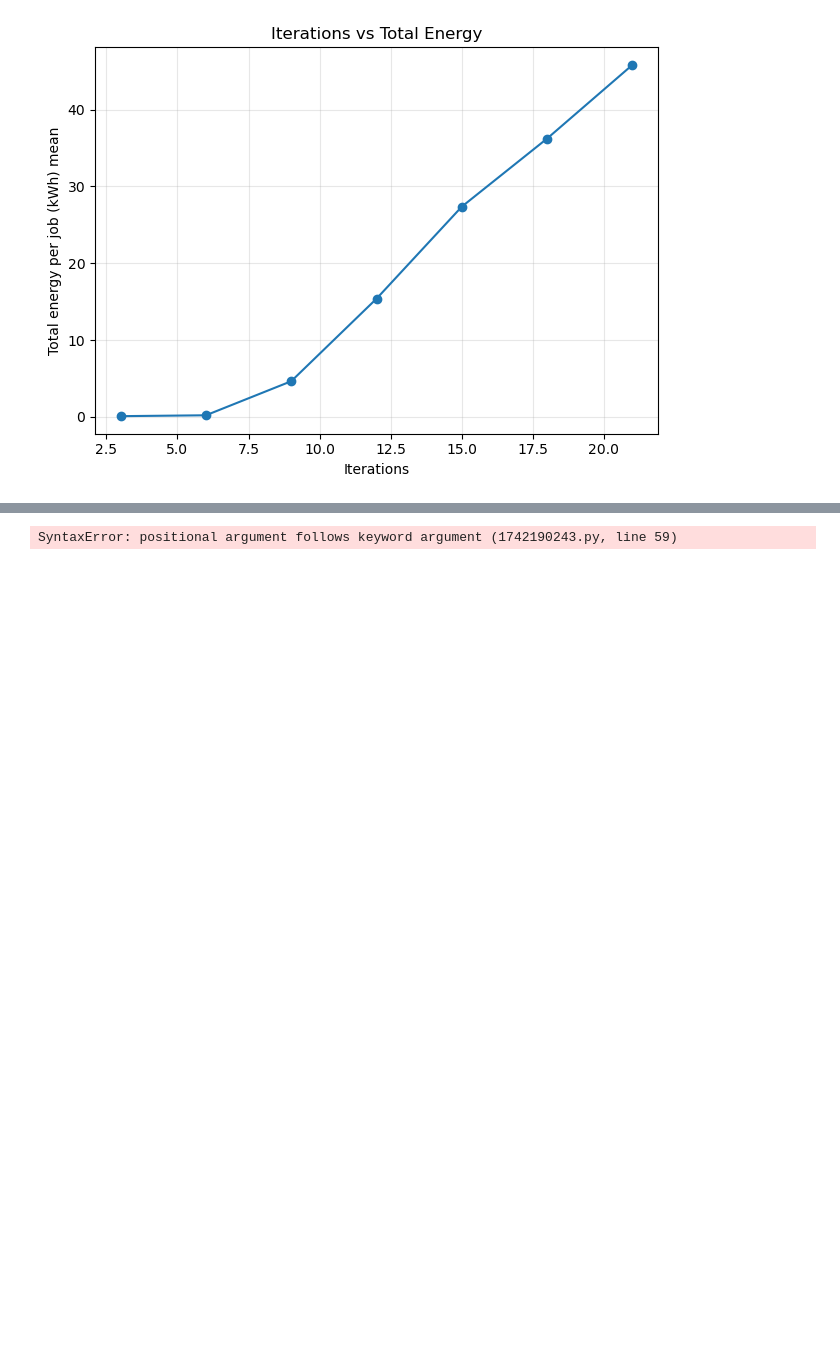
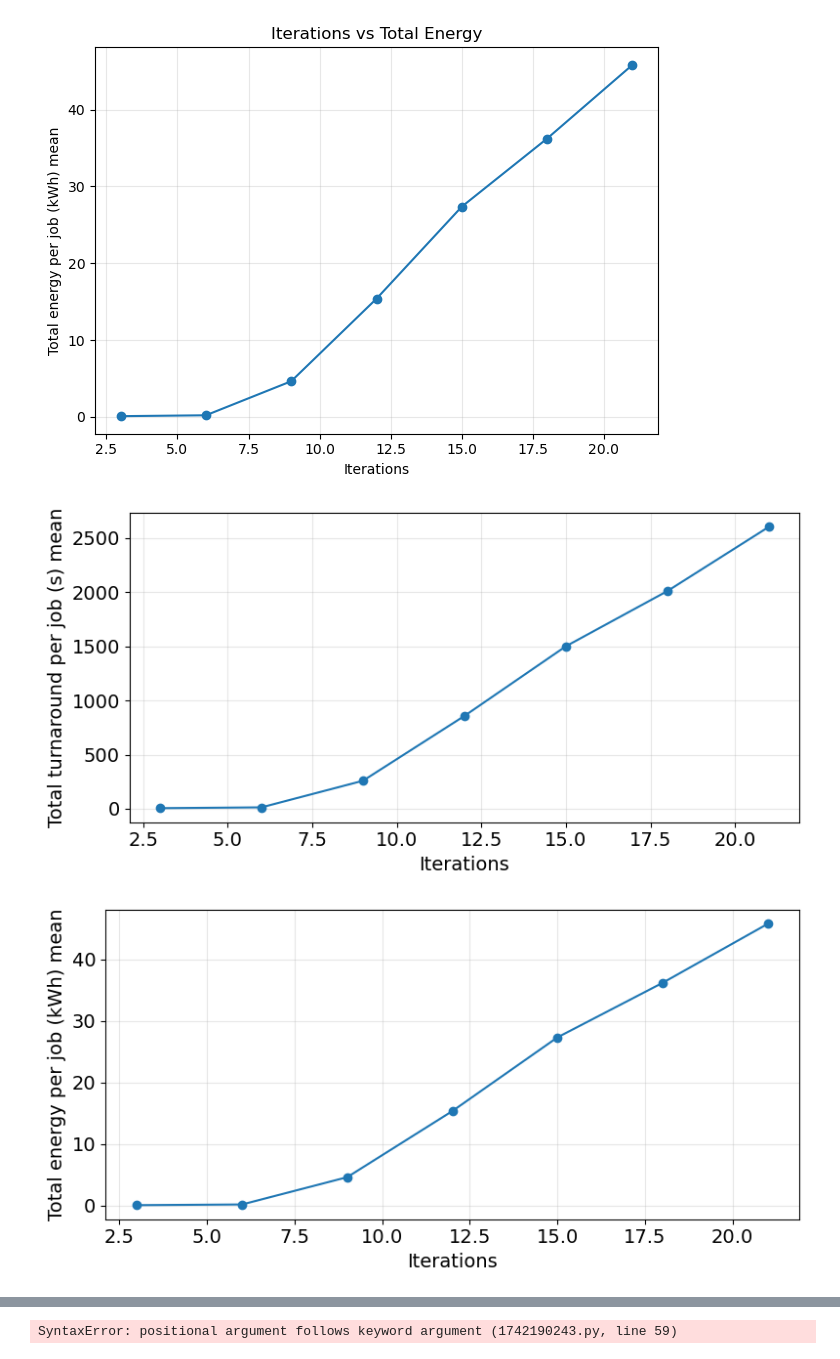
Before and after one commit to wolfatthegate/HybridCloudSim, a Jupyter notebook: Experiment-job-iters.ipynb, the cells around one changed output, grey strips where cells are left out. Saved outputs shown, nothing was run; the diff lists cells and outputs as text; code cells hidden in the pictures; blank space fills up the shorter version.

```diff
--- a/Experiment-job-iters.ipynb
+++ b/Experiment-job-iters.ipynb
@@ -367,6 +327,56 @@ plt.show()
 # %% [output]
 [figure]
 [figure]
+# %%
+LABEL_SIZE = 14
+# ----------------------------
+# Plot 1: iterations vs mean_turn_total_s
+# ----------------------------
+fig, ax = plt.subplots(figsize=(8, 4))
+ax.errorbar(
+    df["iterations"],
+    df["mean_turn_total_s"],
+    # yerr=df["std_turn_total_s"],
+    marker="o",
+    linestyle="-",
+    capsize=4,
+)
+ax.set_xlabel("Iterations", fontsize=LABEL_SIZE)
+ax.set_ylabel("Total turnaround per job (s) mean", fontsize=LABEL_SIZE)
+# 🔑 Tick sizes
+ax.tick_params(axis="x", labelsize=LABEL_SIZE)
+ax.tick_params(axis="y", labelsize=LABEL_SIZE)
+
+ax.grid(True, alpha=0.3)
+fig.tight_layout()
+fig.savefig("plot_iter_vs_turn_total_mean_std.png", dpi=300)
+plt.show()
+
+# ----------------------------
+# Plot 2: iterations vs mean_energy_total_kwh
+# ----------------------------
+fig, ax = plt.subplots(figsize=(8, 4))
+ax.errorbar(
+    df["iterations"],
+    df["mean_energy_total_kwh"],
+    # yerr=df["std_energy_total_kwh"],
+    marker="o",
+    linestyle="-",
+    capsize=4,
+)
+ax.set_xlabel("Iterations", fontsize=LABEL_SIZE)
+ax.set_ylabel("Total energy per job (kWh) mean", fontsize=LABEL_SIZE)
+# 🔑 Tick sizes
+ax.tick_params(axis="x", labelsize=LABEL_SIZE)
+ax.tick_params(axis="y", labelsize=LABEL_SIZE)
+
+ax.grid(True, alpha=0.3)
+fig.tight_layout()
+fig.savefig("plot_iter_vs_energy_total_mean_std.png", dpi=300)
+plt.show()
+# %% [output]
+[figure, added]
+[figure, added]
 # %%
 # -----------------------------------------
 # Combined Plot: iterations vs mean energy
```
Also changed, not shown: parts of 3 cells of this notebook, 7 other files.
